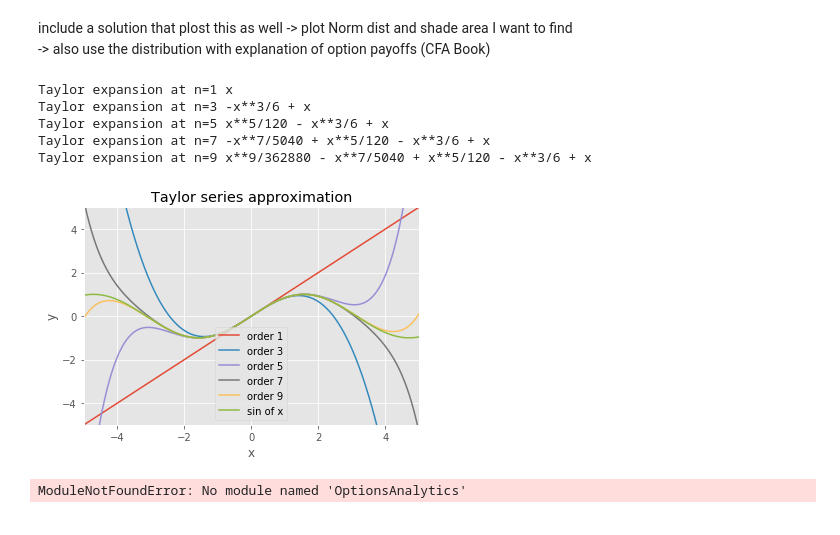
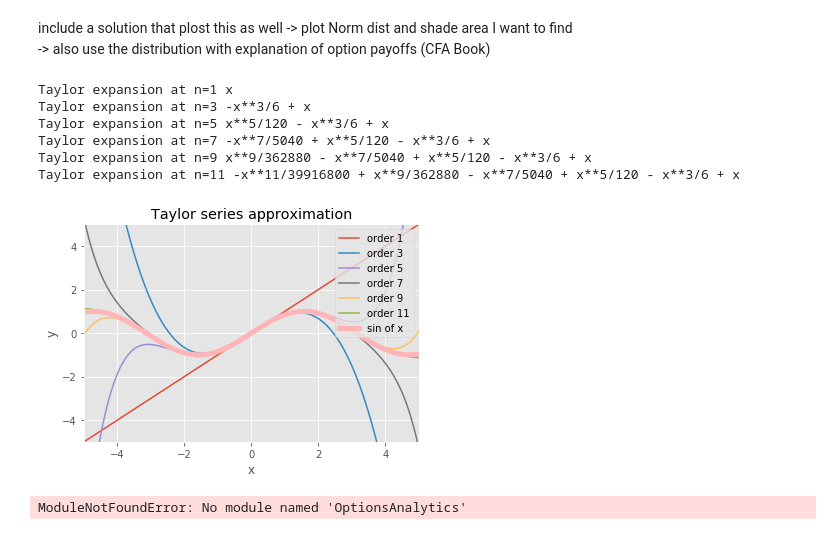
Before and after one commit to Kollanda/Python, a Jupyter notebook: Projects to look into.ipynb, the cells around one changed output. Saved outputs shown, nothing was run; the diff lists cells and outputs as text; code cells hidden in the pictures.

```diff
--- a/Projects to look into.ipynb
+++ b/Projects to look into.ipynb
@@ -79,36 +79,37 @@ def taylor(function,x0,n):
 # %%
 # Plot results
 def plot():
     x_lims = [-5,5]
     x1 = np.linspace(x_lims[0],x_lims[1],800)
     y1 = []
     # Approximate up until 10 starting from 1 and using steps of 2
-    for j in range(1,10,2):
+    for j in range(1,12,2):
         func = taylor(f,0,j)
         print('Taylor expansion at n='+str(j),func)
         for k in x1:
             y1.append(func.subs(x,k))
         plt.plot(x1,y1,label='order '+str(j))
         y1 = []
     # Plot the function to approximate the function
-    plt.plot(x1,np.sin(x1),label='sin of x')
+    plt.plot(x1,np.sin(x1),label='sin of x',lw=5)
     plt.xlim(x_lims)
     plt.ylim([-5,5])
     plt.xlabel('x')
     plt.ylabel('y')
     plt.legend()
     plt.grid(True)
     plt.title('Taylor series approximation')
     plt.show()
 
 plot()
 # %% [output]
 Taylor expansion at n=1 x
 Taylor expansion at n=3 -x**3/6 + x
 Taylor expansion at n=5 x**5/120 - x**3/6 + x
 Taylor expansion at n=7 -x**7/5040 + x**5/120 - x**3/6 + x
 Taylor expansion at n=9 x**9/362880 - x**7/5040 + x**5/120 - x**3/6 + x
+Taylor expansion at n=11 -x**11/39916800 + x**9/362880 - x**7/5040 + x**5/120 - x**3/6 + x
-[figure, old version]
+[figure, new version]
 # %%
 import numpy as np
 from math import sqrt, pi,log, e
```
Also changed, not shown: parts of 2 cells of this notebook, 1 other file.
